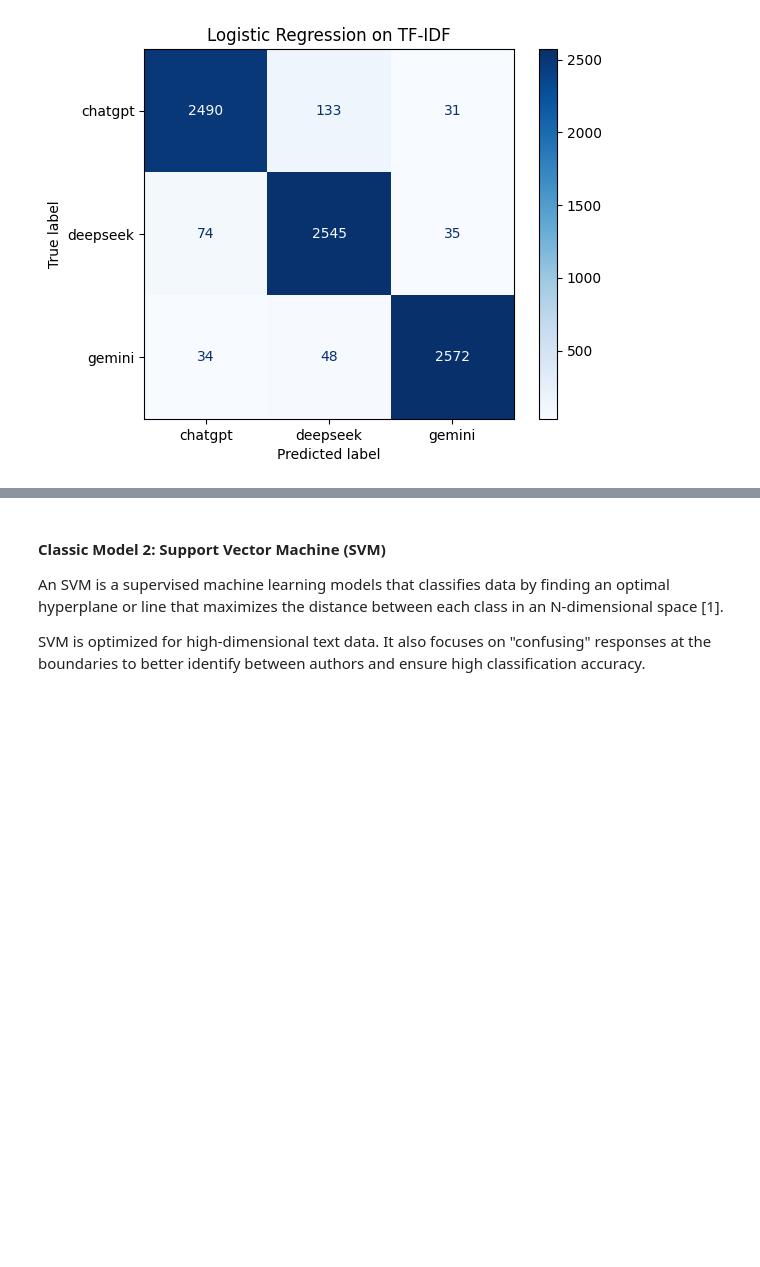
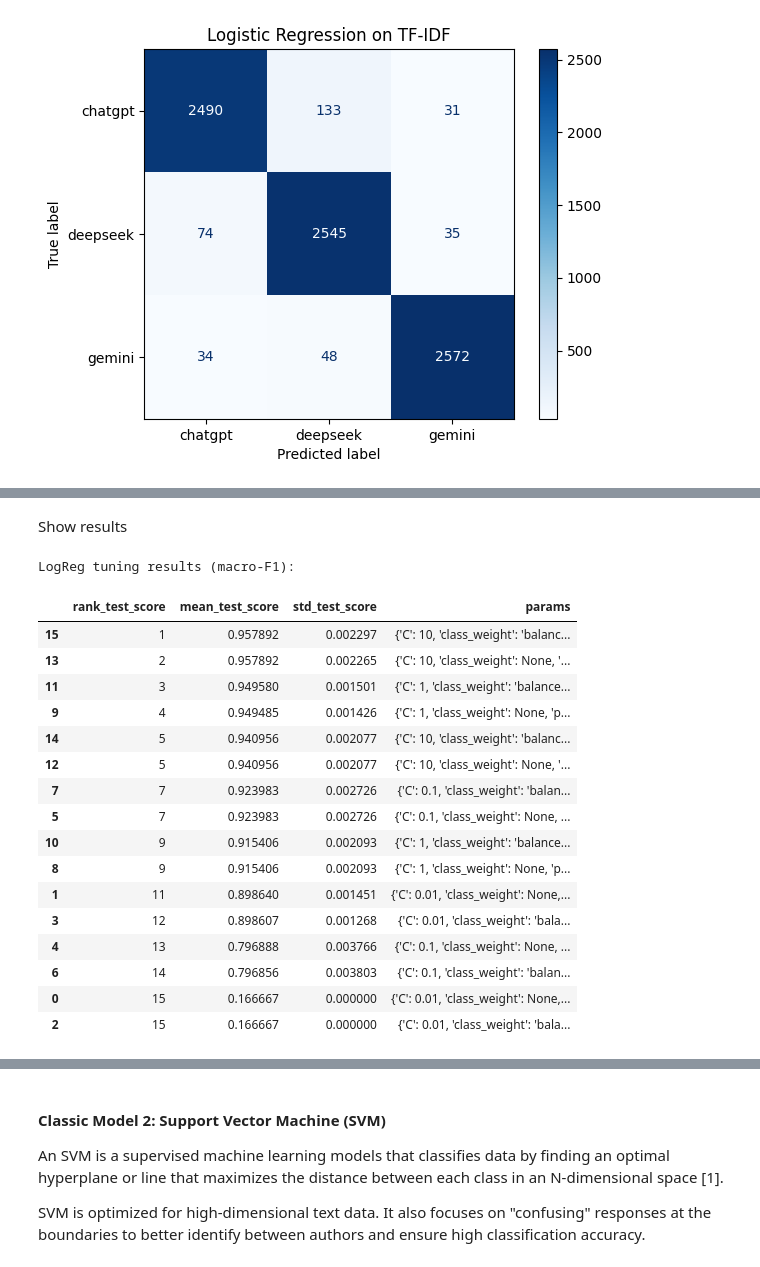
Before and after one commit to tonyyyy0304/STINTSYMCO, a Jupyter notebook: classic_models.ipynb, the cells around one changed output, grey strips where cells are left out. Drawn from its saved outputs; the diff is of its cells as text; code cells hidden in the pictures; blank space fills up the shorter version.

Commit message:
fix: updated markdown and presentation of results

```diff
--- a/classic_models.ipynb
+++ b/classic_models.ipynb
@@ -124,0 +163,28 @@ weighted avg     0.9557    0.9554    0.9554      7962
+# %% [markdown]
+Show results
+# %%
+logreg_scores = pd.DataFrame(logreg_search.cv_results_)[
+["rank_test_score", "mean_test_score", "std_test_score", "params"]
+].sort_values("rank_test_score")
+
+print("LogReg tuning results (macro-F1):")
+display(logreg_scores)
+# %% [output]
+LogReg tuning results (macro-F1):
+|  | rank_test_score | mean_test_score | std_test_score | params |
+| 15 | 1 | 0.957892 | 0.002297 | {'C': 10, 'class_weight': 'balanc... |
+| 13 | 2 | 0.957892 | 0.002265 | {'C': 10, 'class_weight': None, '... |
+| 11 | 3 | 0.949580 | 0.001501 | {'C': 1, 'class_weight': 'balance... |
+| 9 | 4 | 0.949485 | 0.001426 | {'C': 1, 'class_weight': None, 'p... |
+| 14 | 5 | 0.940956 | 0.002077 | {'C': 10, 'class_weight': 'balanc... |
+| 12 | 5 | 0.940956 | 0.002077 | {'C': 10, 'class_weight': None, '... |
+| 7 | 7 | 0.923983 | 0.002726 | {'C': 0.1, 'class_weight': 'balan... |
+| 5 | 7 | 0.923983 | 0.002726 | {'C': 0.1, 'class_weight': None, ... |
+| 10 | 9 | 0.915406 | 0.002093 | {'C': 1, 'class_weight': 'balance... |
+| 8 | 9 | 0.915406 | 0.002093 | {'C': 1, 'class_weight': None, 'p... |
+| 1 | 11 | 0.898640 | 0.001451 | {'C': 0.01, 'class_weight': None,... |
+| 3 | 12 | 0.898607 | 0.001268 | {'C': 0.01, 'class_weight': 'bala... |
+| 4 | 13 | 0.796888 | 0.003766 | {'C': 0.1, 'class_weight': None, ... |
+| 6 | 14 | 0.796856 | 0.003803 | {'C': 0.1, 'class_weight': 'balan... |
+| 0 | 15 | 0.166667 | 0.000000 | {'C': 0.01, 'class_weight': None,... |
+| 2 | 15 | 0.166667 | 0.000000 | {'C': 0.01, 'class_weight': 'bala... |
```
Also changed, not shown: parts of 21 cells of this notebook.
